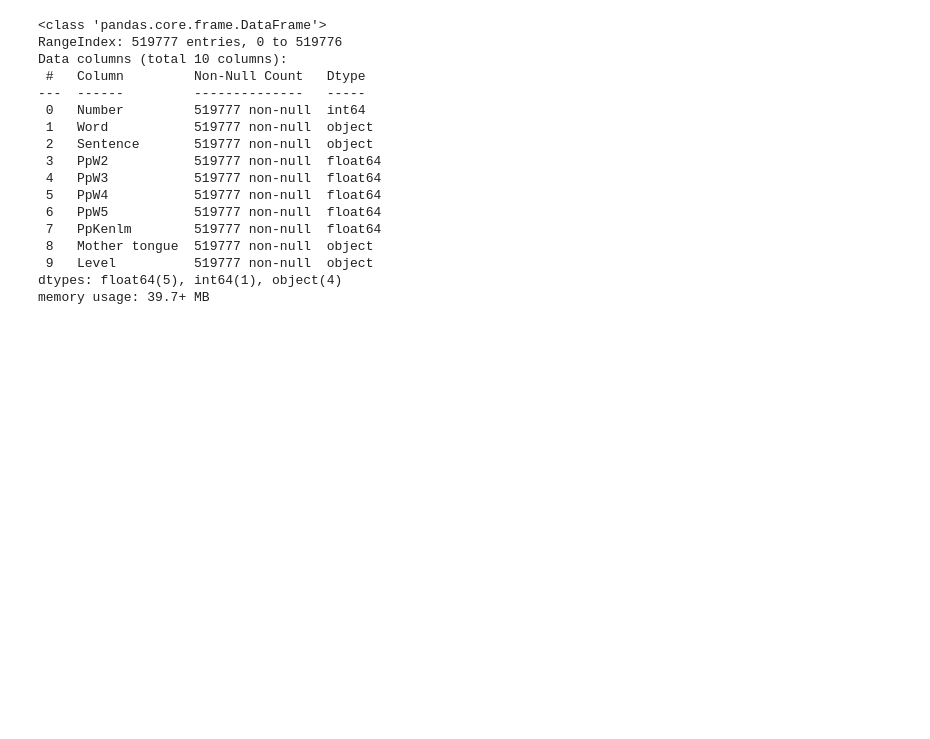
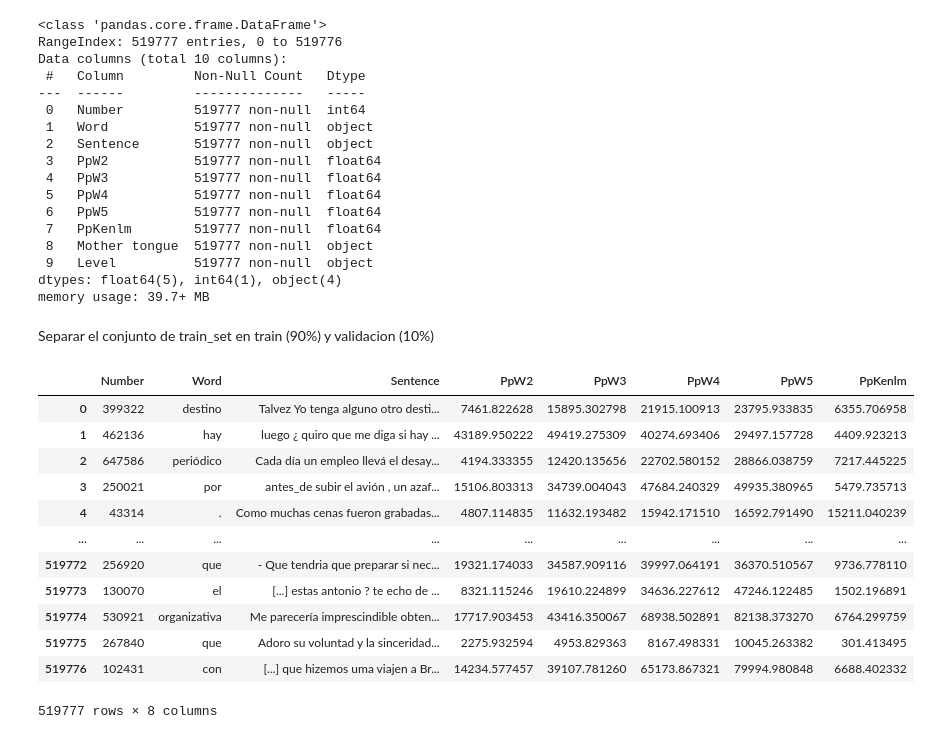
Before and after one commit to gadeamm/perplejidad, a Jupyter notebook: Training and Testing sets.ipynb, the cells around one changed output. Cells and saved outputs as stored; diff of their text form; code cells hidden in the pictures; blank space fills up the shorter version.

```diff
--- a/Training and Testing sets.ipynb
+++ b/Training and Testing sets.ipynb
@@ -321,3 +326,23 @@ Data columns (total 10 columns):
  9   Level          519777 non-null  object
 dtypes: float64(5), int64(1), object(4)
 memory usage: 39.7+ MB
+# %% [markdown]
+Separar el conjunto de train_set en train (90%) y validacion (10%)
+# %%
+Xt=train_set.drop(['Mother tongue','Level'], axis=1)
+# %%
+Xt
+# %% [output]
+|  | Number | Word | Sentence | PpW2 | PpW3 | PpW4 | PpW5 | PpKenlm |
+| 0 | 399322 | destino | Talvez Yo tenga alguno otro desti... | 7461.822628 | 15895.302798 | 21915.100913 | 23795.933835 | 6355.706958 |
+| 1 | 462136 | hay | luego ¿ quiro que me diga si hay ... | 43189.950222 | 49419.275309 | 40274.693406 | 29497.157728 | 4409.923213 |
+| 2 | 647586 | periódico | Cada día un empleo llevá el desay... | 4194.333355 | 12420.135656 | 22702.580152 | 28866.038759 | 7217.445225 |
+| 3 | 250021 | por | antes_de subir el avión , un azaf... | 15106.803313 | 34739.004043 | 47684.240329 | 49935.380965 | 5479.735713 |
+| 4 | 43314 | . | Como muchas cenas fueron grabadas... | 4807.114835 | 11632.193482 | 15942.171510 | 16592.791490 | 15211.040239 |
+| ... | ... | ... | ... | ... | ... | ... | ... | ... |
+| 519772 | 256920 | que | - Que tendria que preparar si nec... | 19321.174033 | 34587.909116 | 39997.064191 | 36370.510567 | 9736.778110 |
+| 519773 | 130070 | el | [...] estas antonio ? te echo de ... | 8321.115246 | 19610.224899 | 34636.227612 | 47246.122485 | 1502.196891 |
+| 519774 | 530921 | organizativa | Me parecería imprescindible obten... | 17717.903453 | 43416.350067 | 68938.502891 | 82138.373270 | 6764.299759 |
+| 519775 | 267840 | que | Adoro su voluntad y la sinceridad... | 2275.932594 | 4953.829363 | 8167.498331 | 10045.263382 | 301.413495 |
+| 519776 | 102431 | con | [...] que hizemos uma viajen a Br... | 14234.577457 | 39107.781260 | 65173.867321 | 79994.980848 | 6688.402332 |
+519777 rows × 8 columns
```
Also changed, not shown: parts of 16 cells of this notebook.
